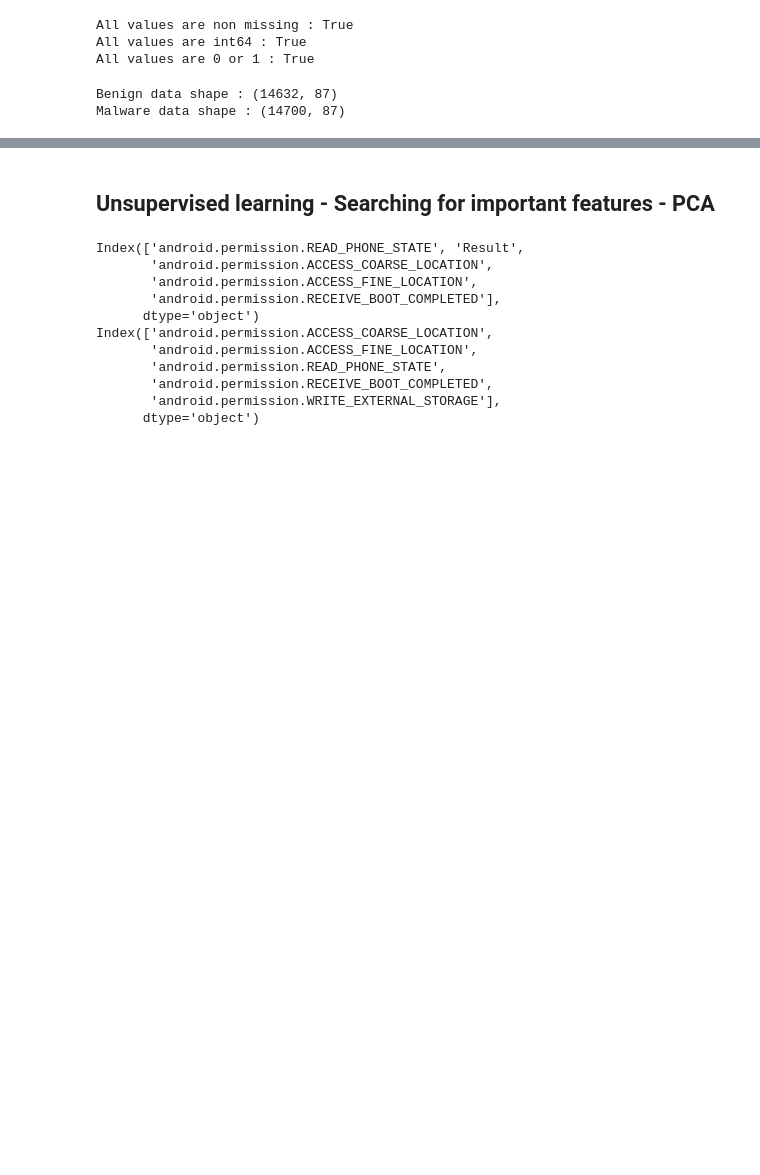
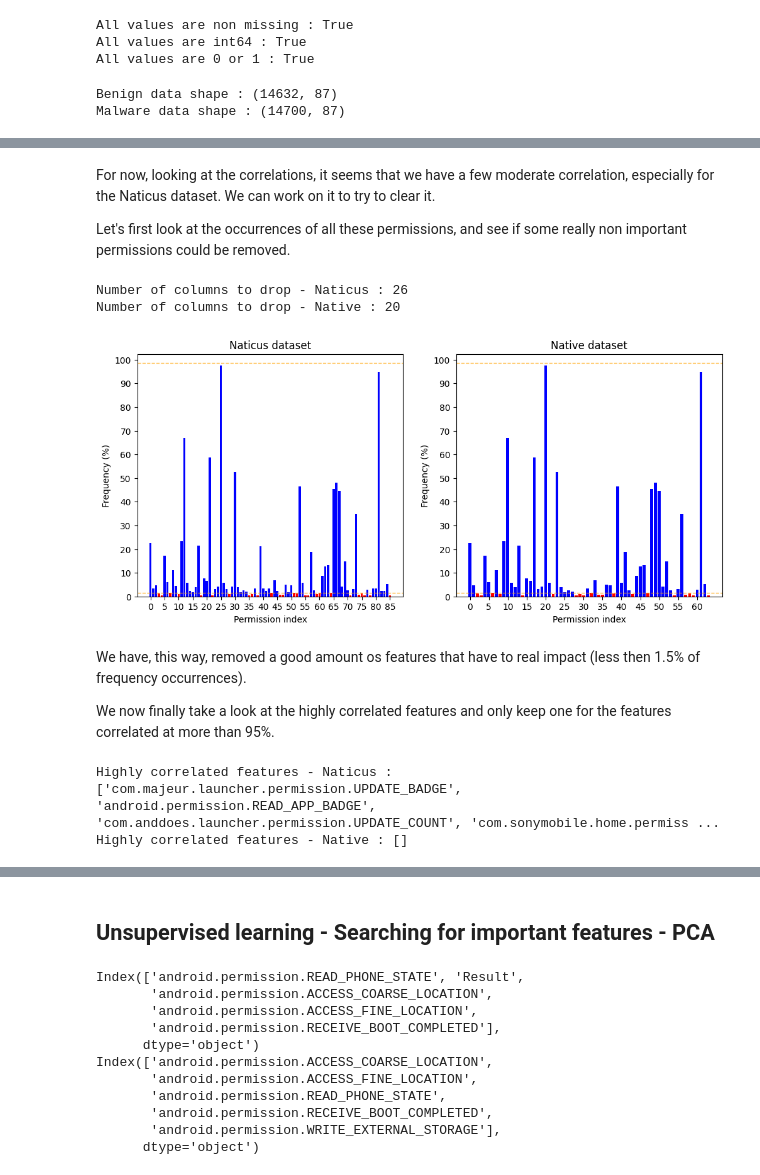
Before and after one commit to AugustinGrunewald/-NATICUSdroid, a Jupyter notebook: main.ipynb, the cells around one changed output, grey strips where cells are left out. Drawn from its saved outputs; the diff is of its cells as text; code cells hidden in the pictures; blank space fills up the shorter version.

```diff
--- a/main.ipynb
+++ b/main.ipynb
@@ -92,0 +135,42 @@ Don't use these df after, they don't have the result column
+# %% [markdown]
+For now, looking at the correlations, it seems that we have a few moderate correlation, especially for the Naticus dataset. We can work on it to try to clear it.
+
+Let's first look at the occurrences of all these permissions, and see if some really non important permissions could be removed.
+# %%
+# Frequency counting - Looking at the appearance of each permissions by counting them (binary data)
+naticus_frequency = naticus_df.sum()/naticus_df.shape[0]
+native_frequency = native_df.sum()/native_df.shape[0]
+
+# Threshold value - under "threshold" of frequency / above 100 - "threshold" of frequency, we remove the feature
+# Could also be done with sklearn VarianceThreshold - works not exactly the same but a bit
+threshold = 0.015
+naticus_cols_to_drop = naticus_frequency[(naticus_frequency < threshold) | (naticus_frequency > 1 - threshold)].index
+native_cols_to_drop = native_frequency[(native_frequency < threshold) | (native_frequency > 1 - threshold)].index
+print(f"Number of columns to drop - Naticus : {len(naticus_cols_to_drop)}")
+print(f"Number of columns to drop - Native : {len(native_cols_to_drop)}")
+
+# Plotting
+fig, axes = plt.subplots(1,2, figsize=(12,5))
+axes.flatten()
+
+axes[0].bar(range(naticus_df.shape[1] - 1), 100 * naticus_frequency[:-1], color=['red' if col in naticus_cols_to_drop else 'blue' for col in naticus_frequency.index[:-1]])
+axes[0].axhline(y=100*threshold, color='orange', alpha=0.7, linestyle='--', linewidth=1)
+axes[0].axhline(y=100*(1-threshold), color='orange', alpha=0.7, linestyle='--', linewidth=1)
+axes[0].set_xticks(np.arange(0, len(naticus_frequency), 5))
+axes[0].set_yticks(np.arange(0, 101, 10))
+axes[0].set_ylabel("Frequency (%)")
+axes[0].set_xlabel("Permission index")
+axes[0].set_title("Naticus dataset")
+
+axes[1].bar(range(native_df.shape[1] - 1), 100 * native_frequency[:-1], color=['red' if col in native_cols_to_drop else 'blue' for col in native_frequency.index[:-1]])
+axes[1].axhline(y=100*threshold, color='orange', alpha=0.7, linestyle='--', linewidth=1)
+axes[1].axhline(y=100*(1-threshold), color='orange', alpha=0.7, linestyle='--', linewidth=1)
+axes[1].set_xticks(np.arange(0, len(native_frequency), 5))
+axes[1].set_yticks(np.arange(0, 101, 10))
+axes[1].set_ylabel("Frequency (%)")
+axes[1].set_xlabel("Permission index")
+axes[1].set_title("Native dataset");
+# %% [output]
+Number of columns to drop - Naticus : 26
+Number of columns to drop - Native : 20
+[figure, added]
@@ -92,0 +181,25 @@ Don't use these df after, they don't have the result column
+# %% [markdown]
+We have, this way, removed a good amount os features that have to real impact (less then 1.5% of frequency occurrences).
+
+We now finally take a look at the highly correlated features and only keep one for the features correlated at more than 95%.
+# %%
+# Computing correlations matrix
+naticus_corr = naticus_df.corr()
+native_corr = native_df.corr()
+
+# Keeping upper part of the correlation matrix
+upper_naticus = naticus_corr.where(np.triu(np.ones(naticus_corr.shape), k=1).astype(bool))
+upper_native = native_corr.where(np.triu(np.ones(native_corr.shape), k=1).astype(bool))
+
+# Threshold
+threshold = 0.97
+
+# Columns to drop
+naticus_cols_to_drop = [column for column in upper_naticus.columns if any(upper_naticus[column] > threshold)]
+native_cols_to_drop = [column for column in upper_native.columns if any(upper_native[column] > threshold)]
+
+print(f"Highly correlated features - Naticus : {naticus_cols_to_drop}")
+print(f"Highly correlated features - Native : {native_cols_to_drop}")
+# %% [output]
+Highly correlated features - Naticus : ['com.majeur.launcher.permission.UPDATE_BADGE', 'android.permission.READ_APP_BADGE', 'com.anddoes.launcher.permission.UPDATE_COUNT', 'com.sonymobile.home.permiss ...
+Highly correlated features - Native : []
```
Also changed, not shown: parts of 48 cells of this notebook, 1 other file.
